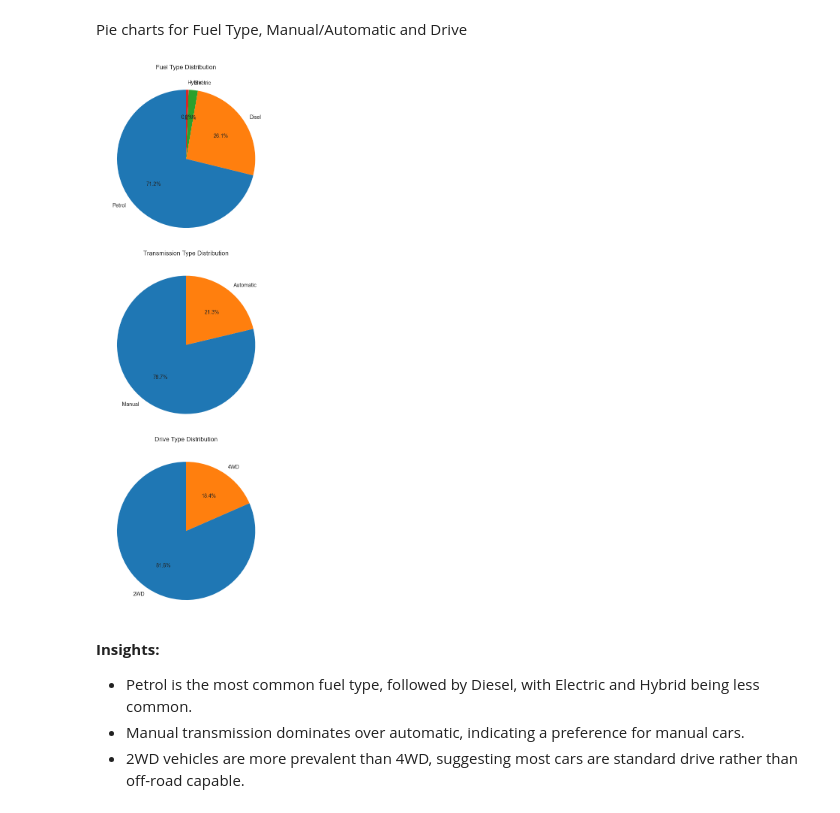
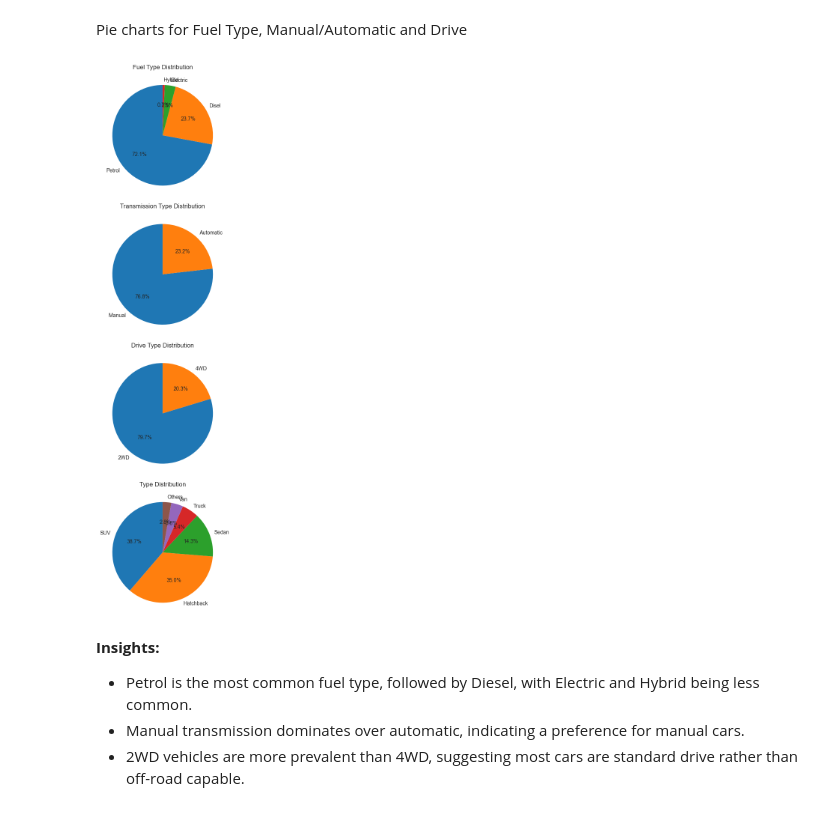
Before and after one commit to GauravKBhatt/Exploratory_Data_Analysis, a Jupyter notebook: src/processing/scraped_car_data/data_plotting.ipynb, the cells around one changed output. Drawn from its saved outputs; the diff is of its cells as text; code cells hidden in the pictures.

```diff
--- a/src/processing/scraped_car_data/data_plotting.ipynb
+++ b/src/processing/scraped_car_data/data_plotting.ipynb
@@ -8,6 +8,6 @@ import seaborn as sns
 # %% [markdown]
 Loading the dataset
 # %%
-df = pd.read_csv('cleaned_data.csv')
+df = pd.read_csv("D:/Coding/Exploratory_Data_Analysis/data/Scraped/Clean/cleaned_car_data.csv")
 df.head()
 # %% [output]
@@ -75,27 +99,32 @@ plt.show()
 # %% [markdown]
 Pie charts for Fuel Type, Manual/Automatic and Drive
 # %%
-fig, axes = plt.subplots(3, 1, figsize=(8, 15))
+fig, axes = plt.subplots(4, 1, figsize=(8, 15))
 
 # Fuel Pie Chart
 fuel_counts = df['fuel'].value_counts()
 axes[0].pie(fuel_counts, labels=['Petrol','Disel','Electric','Hybrid'], autopct='%1.1f%%', startangle=90)
 axes[0].set_title("Fuel Type Distribution")
 
 # Transmission Type Pie Chart
 auto_counts = df['is_automatic'].value_counts()
 axes[1].pie(auto_counts, labels=['Manual','Automatic'], autopct='%1.1f%%', startangle=90)
 axes[1].set_title("Transmission Type Distribution")
 
 # Drive Type Pie Chart
 drive_counts = df['is_4WD'].value_counts()
 axes[2].pie(drive_counts, labels=['2WD','4WD'], autopct='%1.1f%%', startangle=90)
 axes[2].set_title("Drive Type Distribution")
 
+#Vehicle Type Pie Chart
+type_counts = df['types'].value_counts()
+axes[3].pie(type_counts, labels=["SUV","Hatchback","Sedan","Truck","Van","Others"], autopct='%1.1f%%', startangle=90)
+axes[3].set_title("Type Distribution")
+
 plt.tight_layout()
 plt.show()
 # %% [output]
-[figure, old version]
+[figure, new version]
 # %% [markdown]
 **Insights:**
 - Petrol is the most common fuel type, followed by Diesel, with Electric and Hybrid being less common.
```
Also changed, not shown: parts of 9 cells of this notebook, 2 other files.
